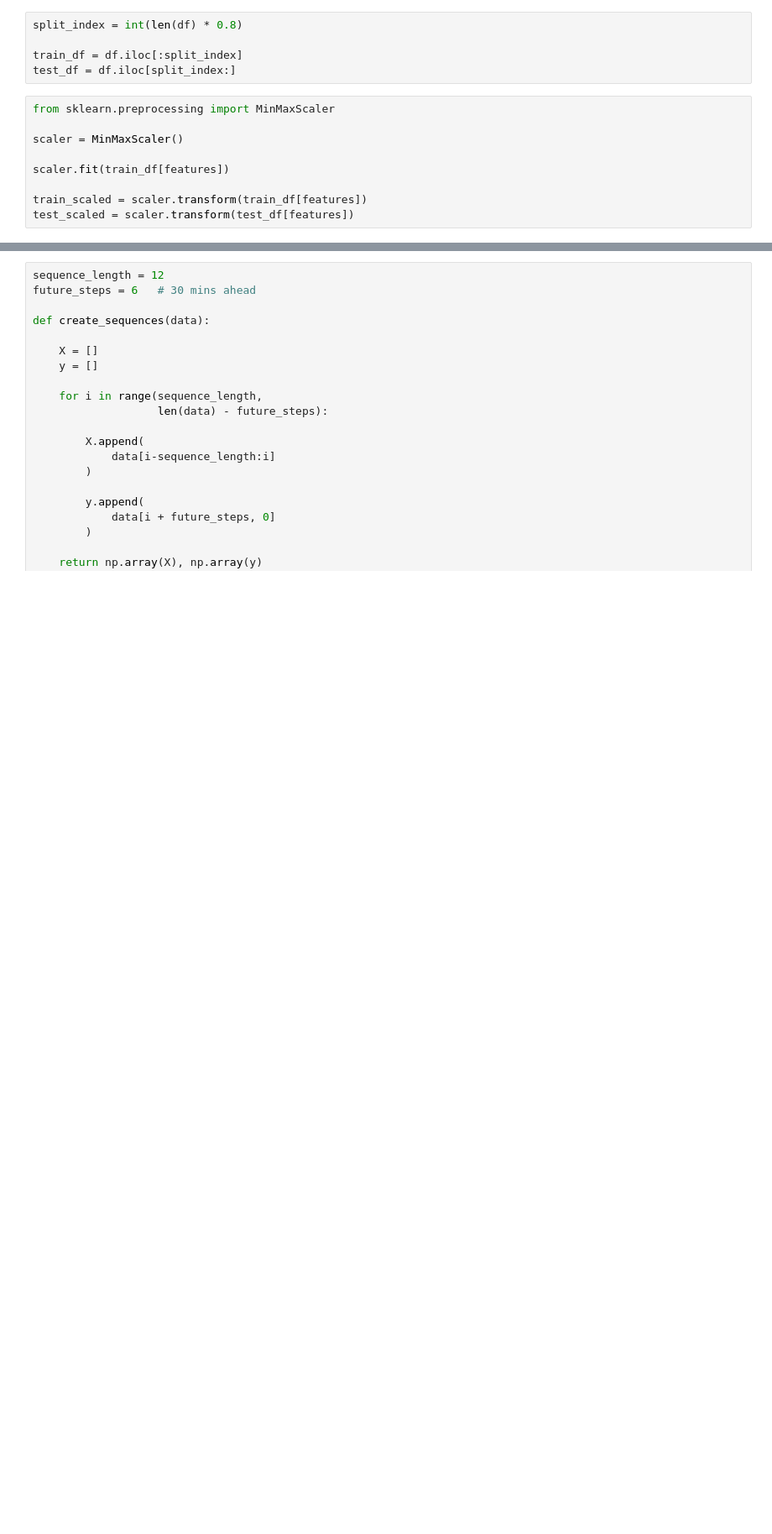
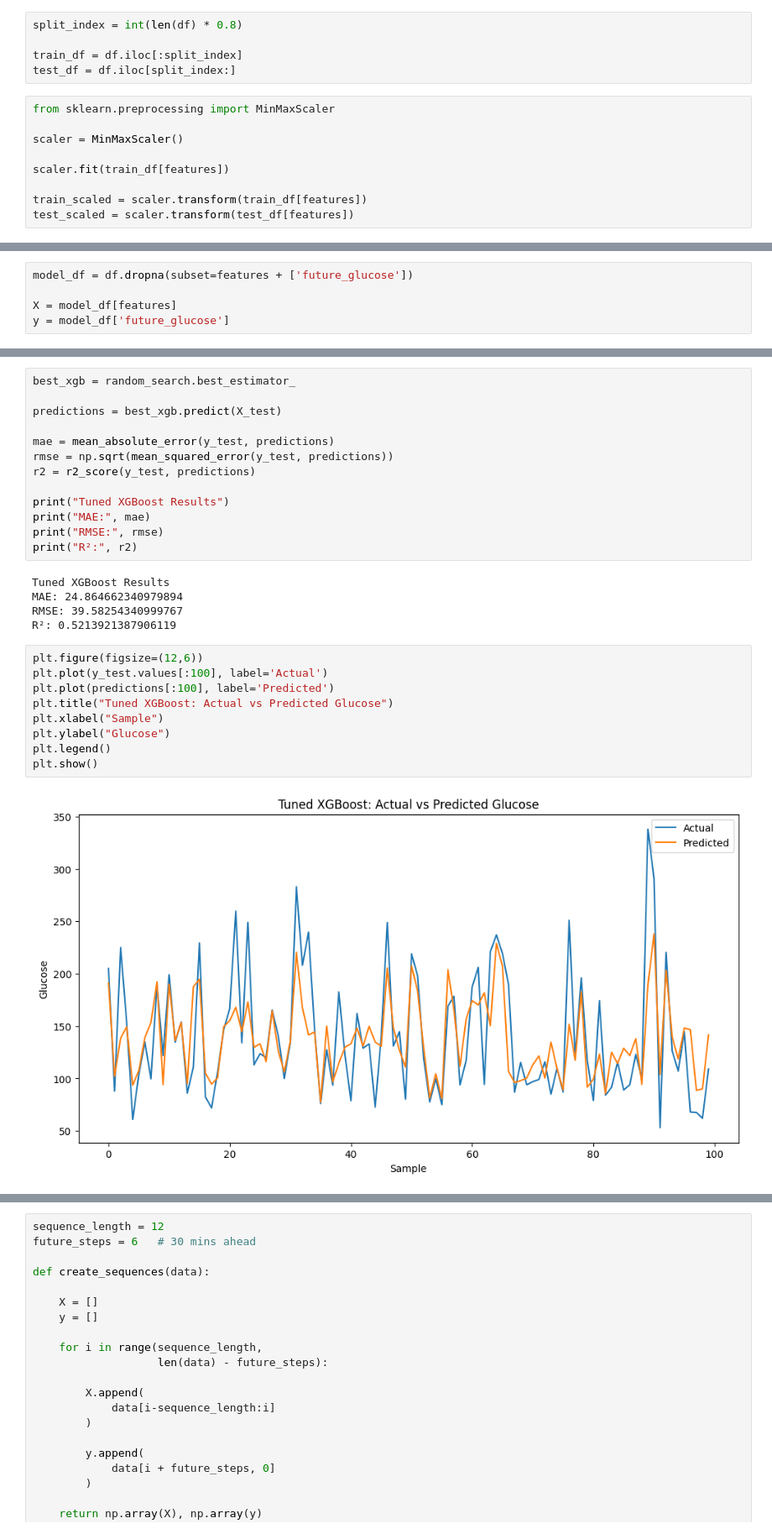
Before and after one commit to dev-ssr/team9_PyCoders_PythonHackathon_MAY2026, a Jupyter notebook: Team9_PyCoders_Category4_PredictiveAnalysis.ipynb, the cells around one changed output, grey strips where cells are left out. Shown at 84% size. Cells and saved outputs as stored; diff of their text form; blank space fills up the shorter version.

```diff
--- a/Team9_PyCoders_Category4_PredictiveAnalysis.ipynb
+++ b/Team9_PyCoders_Category4_PredictiveAnalysis.ipynb
@@ -78,0 +267,5 @@ test_scaled = scaler.transform(test_df[features])
+# %%
+model_df = df.dropna(subset=features + ['future_glucose'])
+
+X = model_df[features]
+y = model_df['future_glucose']
@@ -78,0 +467,29 @@ test_scaled = scaler.transform(test_df[features])
+# %%
+best_xgb = random_search.best_estimator_
+
+predictions = best_xgb.predict(X_test)
+
+mae = mean_absolute_error(y_test, predictions)
+rmse = np.sqrt(mean_squared_error(y_test, predictions))
+r2 = r2_score(y_test, predictions)
+
+print("Tuned XGBoost Results")
+print("MAE:", mae)
+print("RMSE:", rmse)
+print("R²:", r2)
+# %% [output]
+Tuned XGBoost Results
+MAE: 24.864662340979894
+RMSE: 39.58254340999767
+R²: 0.5213921387906119
+# %%
+plt.figure(figsize=(12,6))
+plt.plot(y_test.values[:100], label='Actual')
+plt.plot(predictions[:100], label='Predicted')
+plt.title("Tuned XGBoost: Actual vs Predicted Glucose")
+plt.xlabel("Sample")
+plt.ylabel("Glucose")
+plt.legend()
+plt.show()
+# %% [output]
+[figure, added]
```
Also changed, not shown: parts of 56 cells of this notebook.
